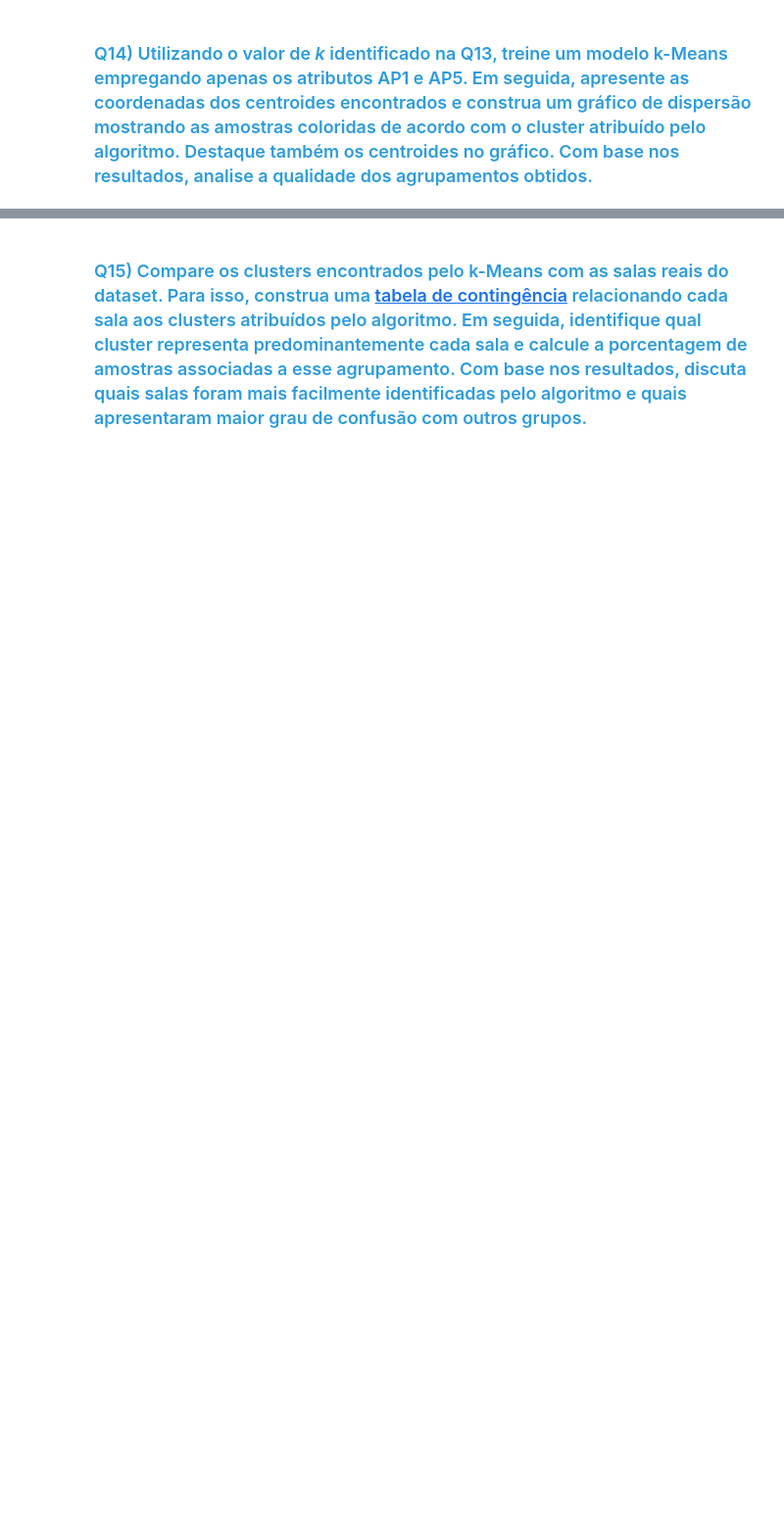
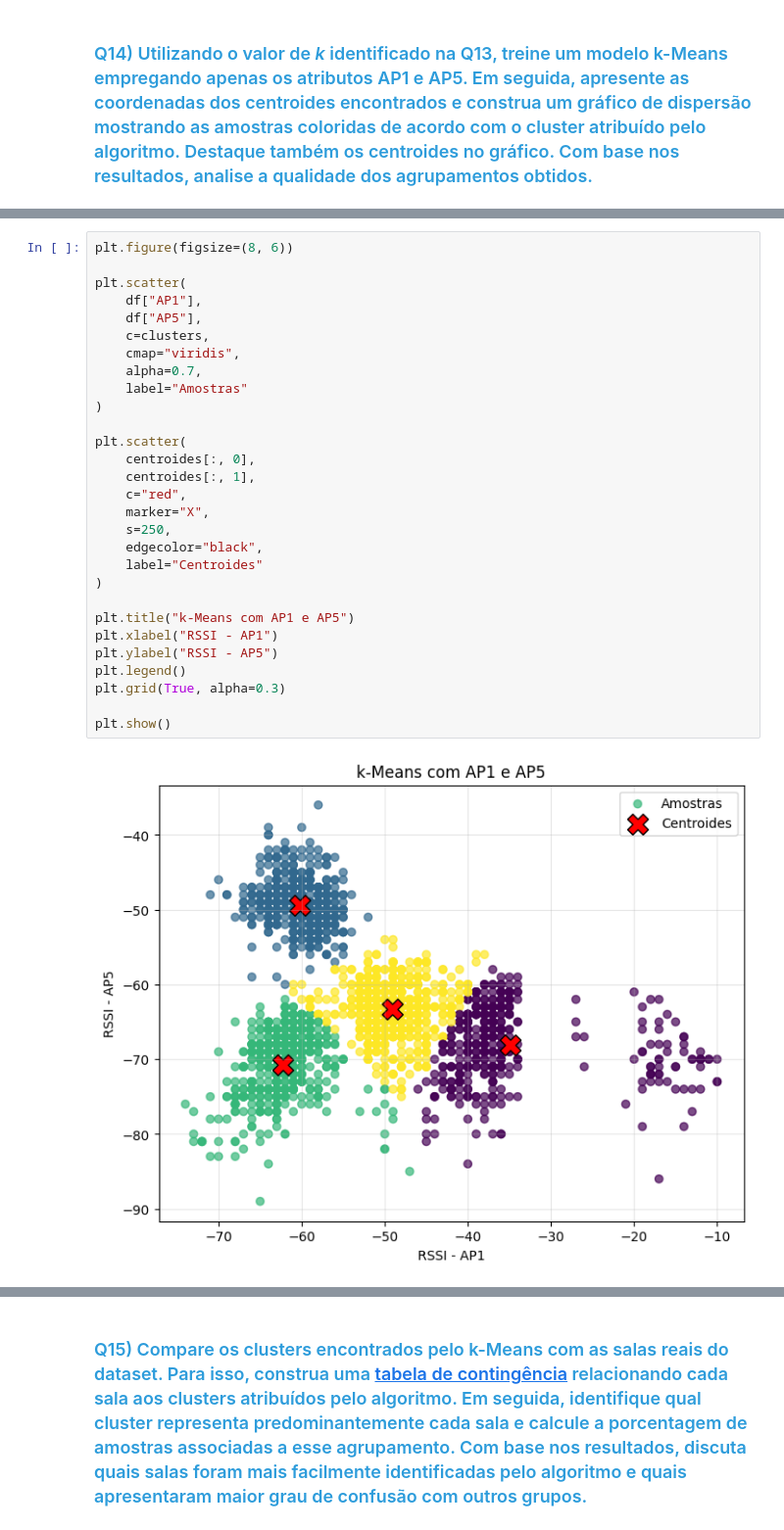
Before and after one commit to RennowT/C318, a Jupyter notebook: C318_2026_1_Atividade_06_1954.ipynb, the cells around one changed output, grey strips where cells are left out. Shown at 98% size. Saved outputs shown, nothing was run; the diff lists cells and outputs as text; blank space fills up the shorter version.

```diff
--- a/C318_2026_1_Atividade_06_1954.ipynb
+++ b/C318_2026_1_Atividade_06_1954.ipynb
@@ -541,0 +663,31 @@ Os atributos mais importantes foram AP1 e AP5, com importâncias de 0,5628 e 0,3
+# %%
+plt.figure(figsize=(8, 6))
+
+plt.scatter(
+    df["AP1"],
+    df["AP5"],
+    c=clusters,
+    cmap="viridis",
+    alpha=0.7,
+    label="Amostras"
+)
+
+plt.scatter(
+    centroides[:, 0],
+    centroides[:, 1],
+    c="red",
+    marker="X",
+    s=250,
+    edgecolor="black",
+    label="Centroides"
+)
+
+plt.title("k-Means com AP1 e AP5")
+plt.xlabel("RSSI - AP1")
+plt.ylabel("RSSI - AP5")
+plt.legend()
+plt.grid(True, alpha=0.3)
+
+plt.show()
+# %% [output]
+[figure, added]
```
Also changed, not shown: parts of 21 cells of this notebook.
